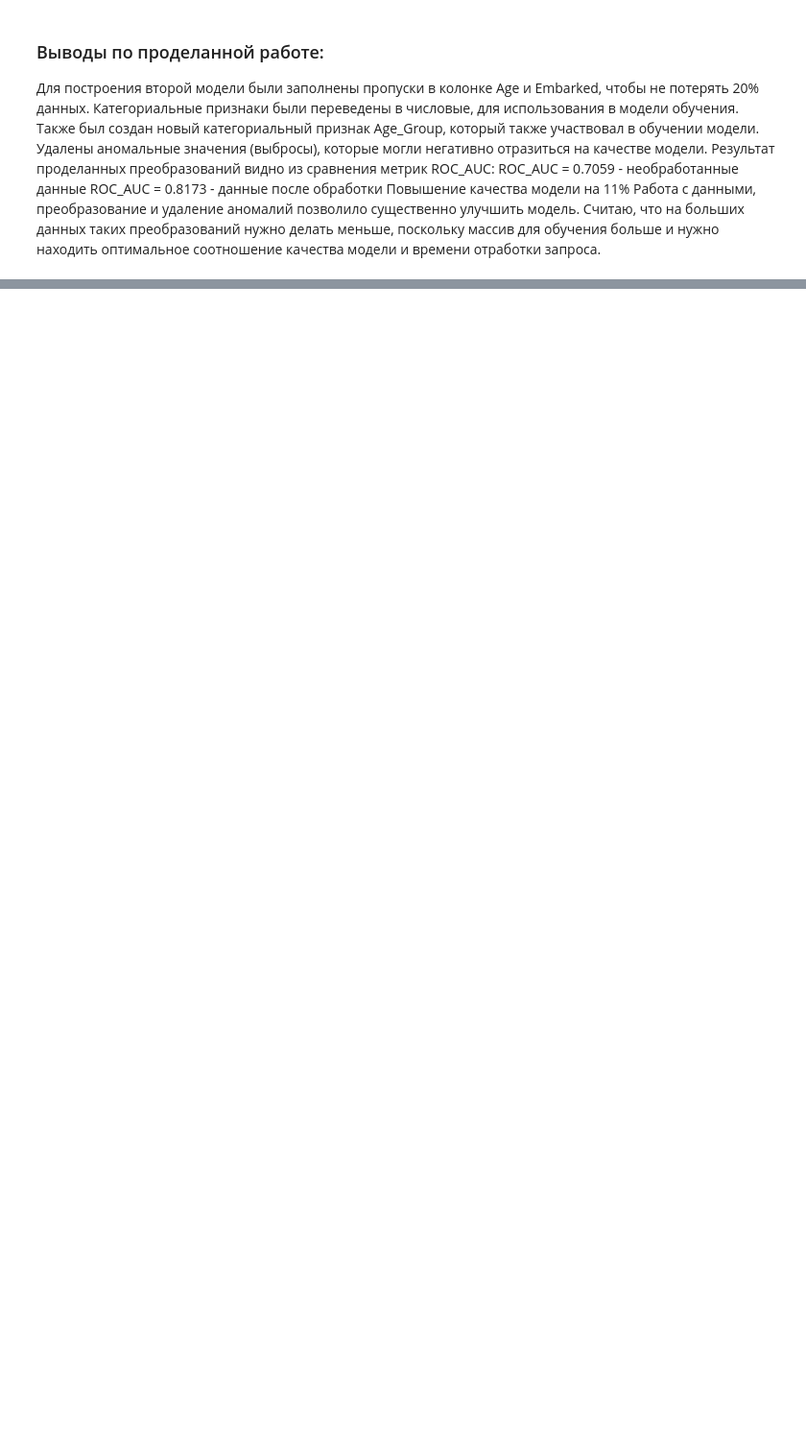
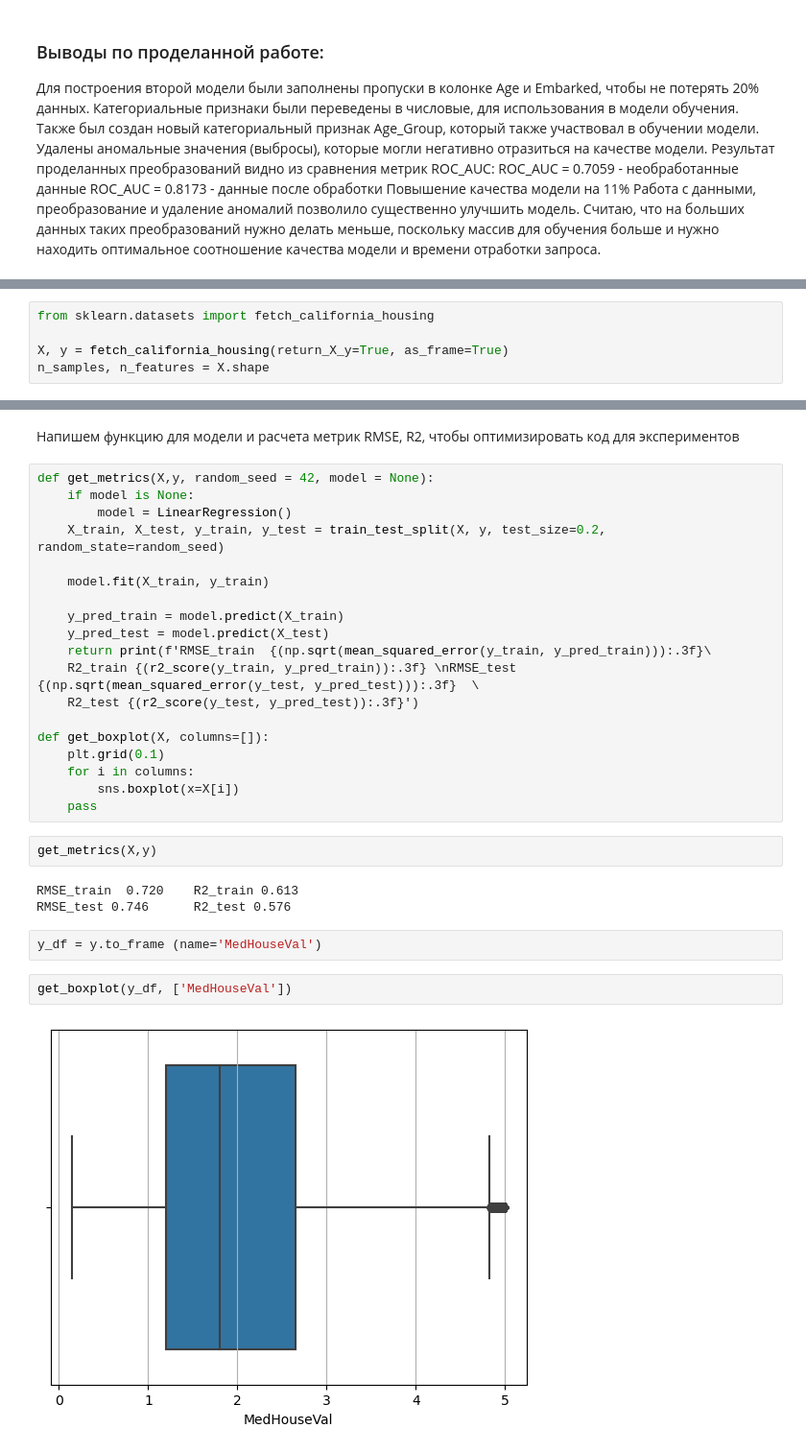
Before and after one commit to VyacheslavGusev/Machine_Lerning, a Jupyter notebook: ML_practice.ipynb, the cells around one changed output, grey strips where cells are left out. Shown at 96% size. Saved outputs shown, nothing was run; the diff lists cells and outputs as text; blank space fills up the shorter version.

```diff
--- a/ML_practice.ipynb
+++ b/ML_practice.ipynb
@@ -1321,0 +1333,5 @@ ROC_AUC = 0.8173 - данные после обработки
+# %%
+from sklearn.datasets import fetch_california_housing
+
+X, y = fetch_california_housing(return_X_y=True, as_frame=True)
+n_samples, n_features = X.shape
@@ -1321,0 +1407,32 @@ ROC_AUC = 0.8173 - данные после обработки
+# %% [markdown]
+Напишем функцию для модели и расчета метрик RMSE, R2, чтобы оптимизировать код для экспериментов
+# %%
+def get_metrics(X,y, random_seed = 42, model = None):
+    if model is None:
+        model = LinearRegression()
+    X_train, X_test, y_train, y_test = train_test_split(X, y, test_size=0.2, random_state=random_seed)
+
+    model.fit(X_train, y_train)
+
+    y_pred_train = model.predict(X_train)
+    y_pred_test = model.predict(X_test)
+    return print(f'RMSE_train  {(np.sqrt(mean_squared_error(y_train, y_pred_train))):.3f}\
+    R2_train {(r2_score(y_train, y_pred_train)):.3f} \nRMSE_test {(np.sqrt(mean_squared_error(y_test, y_pred_test))):.3f}  \
+    R2_test {(r2_score(y_test, y_pred_test)):.3f}')
+
+def get_boxplot(X, columns=[]):
+    plt.grid(0.1)
+    for i in columns:
+        sns.boxplot(x=X[i])
+    pass
+# %%
+get_metrics(X,y)
+# %% [output]
+RMSE_train  0.720    R2_train 0.613
+RMSE_test 0.746      R2_test 0.576
+# %%
+y_df = y.to_frame (name='MedHouseVal')
+# %%
+get_boxplot(y_df, ['MedHouseVal'])
+# %% [output]
+[figure, added]
```
Also changed, not shown: parts of 61 cells of this notebook.
